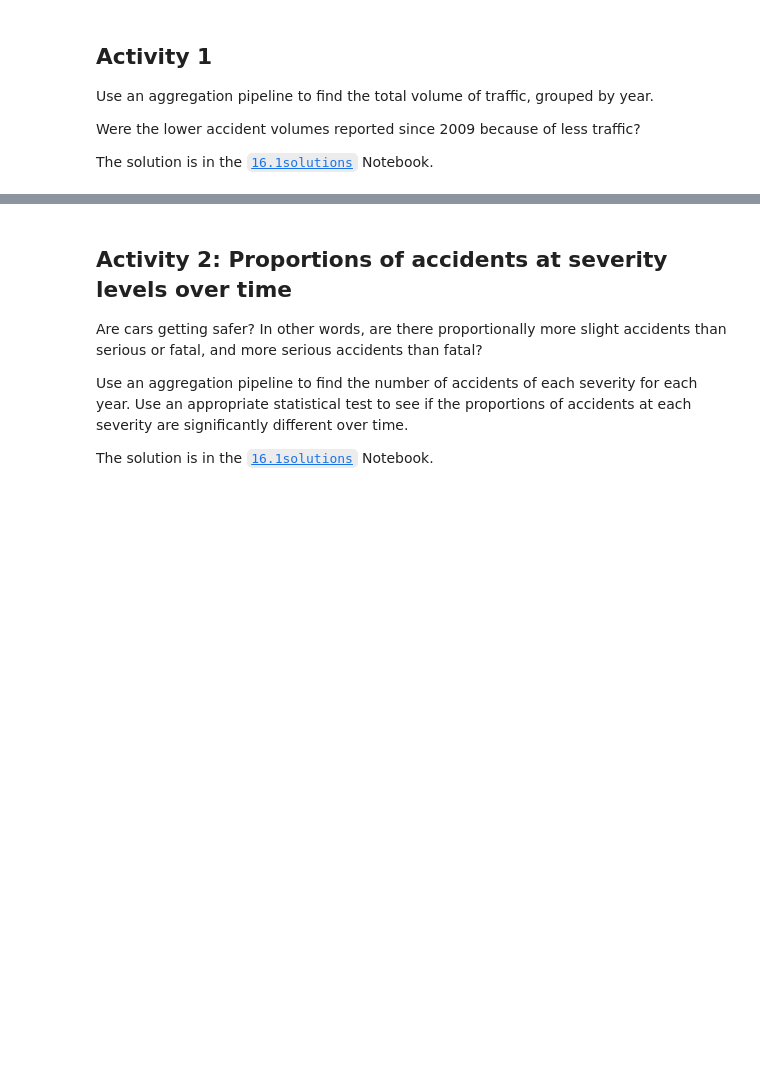
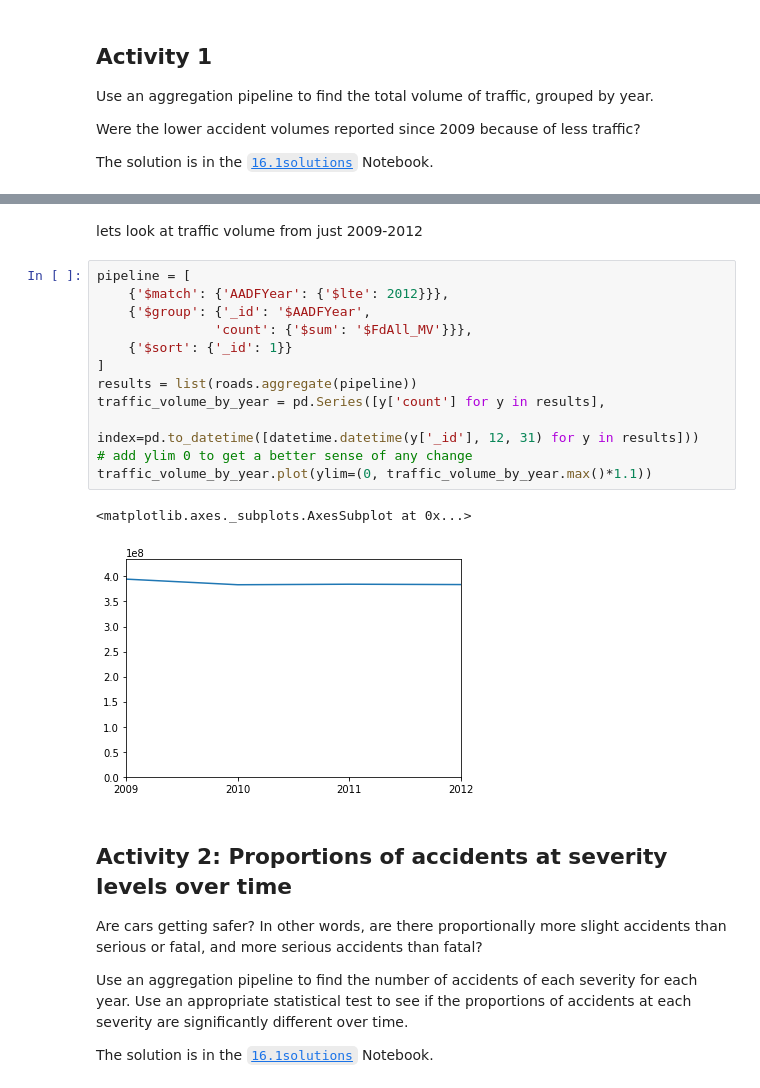
Before and after one commit to snowkuma/tm351-notebooks, a Jupyter notebook: p16/16.1 Accidents over time.ipynb, the cells around one changed output, grey strips where cells are left out. Cells and saved outputs as stored; diff of their text form; blank space fills up the shorter version.

```diff
--- a/p16/16.1 Accidents over time.ipynb
+++ b/p16/16.1 Accidents over time.ipynb
@@ -103,3 +187,20 @@ The solution is in the [`16.1solutions`](16.1solutions.ipynb) Notebook.
+# %% [markdown]
+lets look at traffic volume from just 2009-2012
+# %%
+pipeline = [
+    {'$match': {'AADFYear': {'$lte': 2012}}},
+    {'$group': {'_id': '$AADFYear',
+               'count': {'$sum': '$FdAll_MV'}}},
+    {'$sort': {'_id': 1}}
+]
+results = list(roads.aggregate(pipeline))
+traffic_volume_by_year = pd.Series([y['count'] for y in results],
+                                  index=pd.to_datetime([datetime.datetime(y['_id'], 12, 31) for y in results]))
+# add ylim 0 to get a better sense of any change
+traffic_volume_by_year.plot(ylim=(0, traffic_volume_by_year.max()*1.1))
+# %% [output]
+<matplotlib.axes._subplots.AxesSubplot at 0x...>
+[figure, added]
 # %% [markdown]
 ## Activity 2: Proportions of accidents at severity levels over time
 Are cars getting safer? In other words, are there proportionally more slight accidents than serious or fatal, and more serious accidents than fatal?
```
Also changed, not shown: parts of 23 cells of this notebook.
